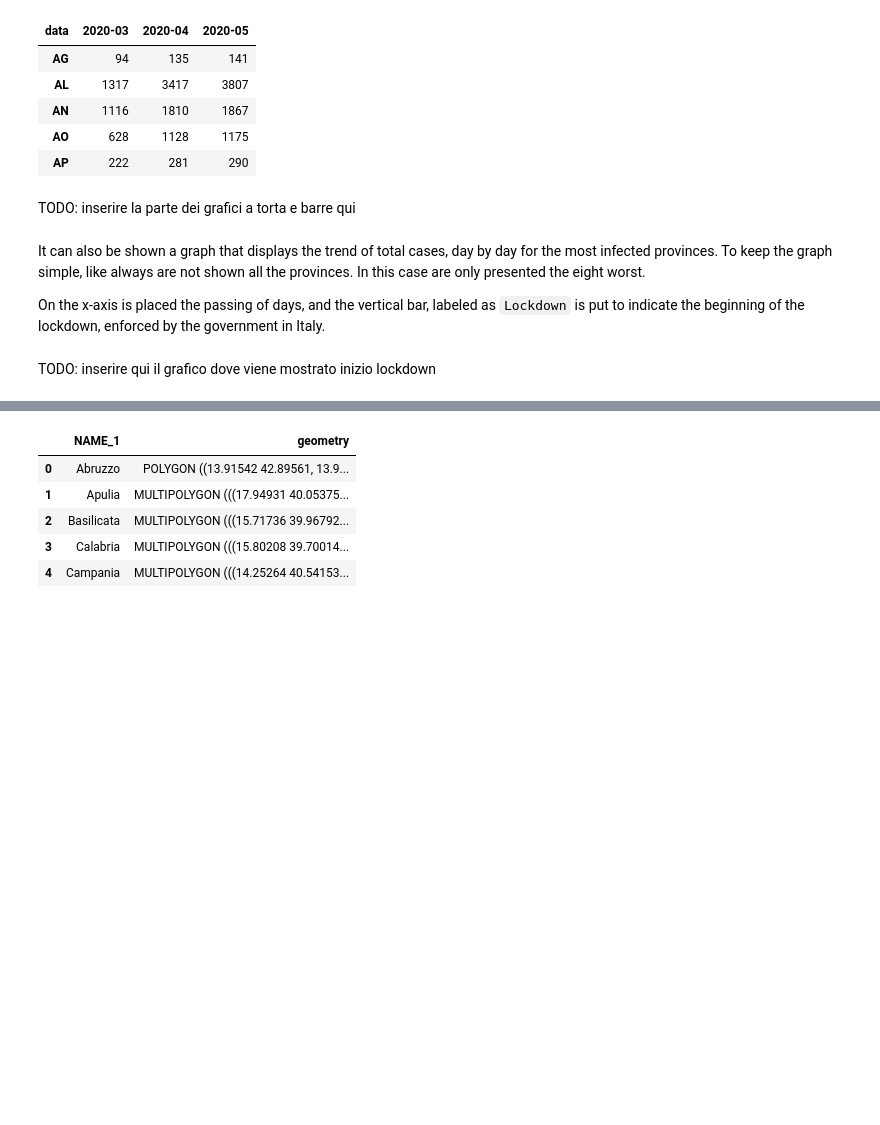
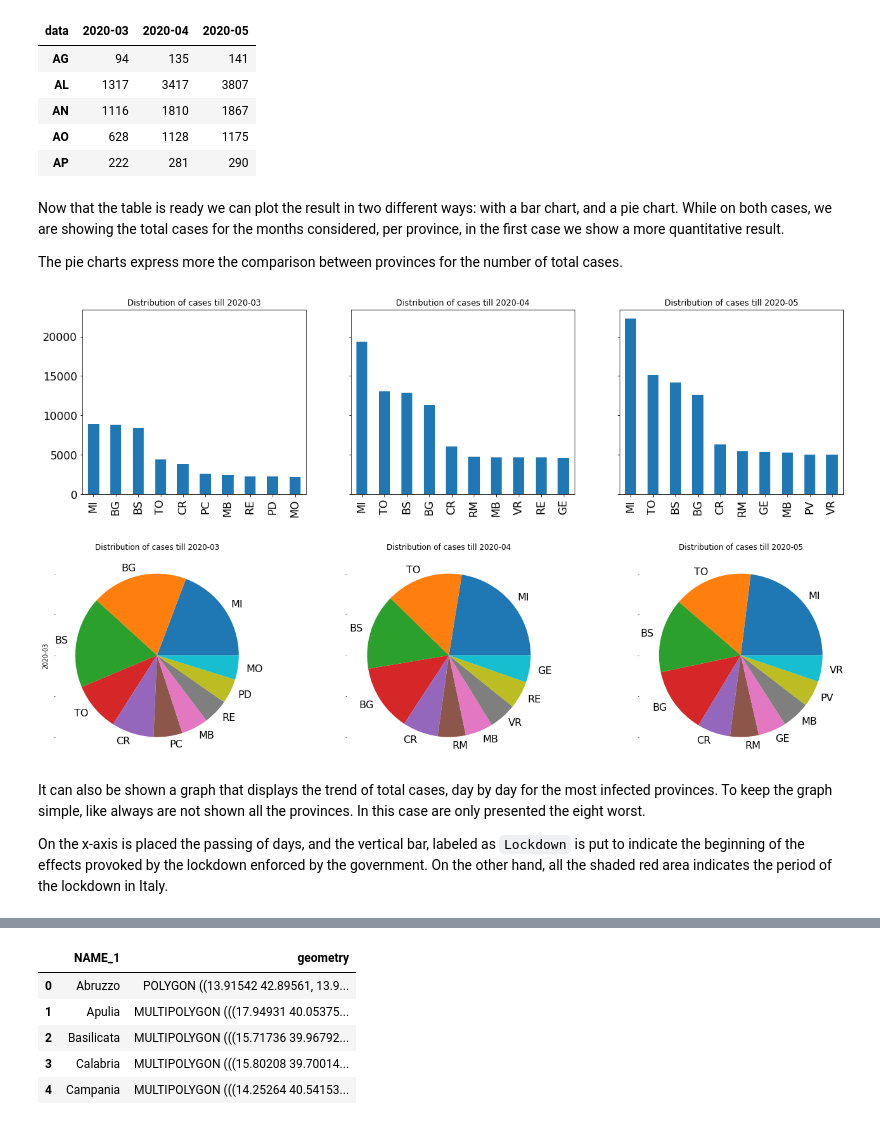
Before and after one commit to ClaudiaRaffaelli/COVID-19-analysis, a Jupyter notebook: covid-19_pandas_analysis.ipynb, the cells around one changed output, grey strips where cells are left out. Drawn from its saved outputs; the diff is of its cells as text; code cells hidden in the pictures; blank space fills up the shorter version.

```diff
--- a/covid-19_pandas_analysis.ipynb
+++ b/covid-19_pandas_analysis.ipynb
@@ -314,11 +315,36 @@ cmp.head()
 | AN | 1116 | 1810 | 1867 |
 | AO | 628 | 1128 | 1175 |
 | AP | 222 | 281 | 290 |
-# %% [markdown]
-TODO: inserire la parte dei grafici a torta e barre qui
+# %% [markdown]
+Now that the table is ready we can plot the result in two different ways: with a bar chart, and a pie chart. While on both cases, we are showing the total cases for the months considered, per province, in the first case we show a more quantitative result.
+
+The pie charts express more the comparison between provinces for the number of total cases.
+# %%
+grid_size = (1,3) # For the 3 months considered
+
+for plot_type in ['bar', 'pie']:
+    fig, axes = plt.subplots(nrows=grid_size[0], ncols=grid_size[1], sharey=True, figsize=(20,5))
+    cities_with_worst_cases = [] # Store the name of the cities with the worst cases
+
+    month = 0
+    w_cases_pm = [] # worst cases per month -> it will be used for the 'Total number of cases' plot
+    for i in range(grid_size[0]):
+        for j in range(grid_size[1]):
+            # Cities twith the worst cases in the current month
+            worst_cases = cpm.nlargest(10, cpm.columns[month])[cpm.columns[month]] # Top 10
+            w_cases_pm.append(worst_cases)
+            worst_cases.plot(ax=axes[month], kind=plot_type,
+                             legend=False,
+                             fontsize=16)
+            axes[month].set_title('Distribution of cases till '+cpm.columns[month])
+            cities_with_worst_cases.append(worst_cases)
+            month += 1
+
+fig.tight_layout()
+# %% [output]
+[figure, added]
+[figure, added]
 # %% [markdown]
 It can also be shown a graph that displays the trend of total cases, day by day for the most infected provinces. To keep the graph simple, like always are not shown all the provinces. In this case are only presented the eight worst.
 
-On the x-axis is placed the passing of days, and the vertical bar, labeled as <code>Lockdown</code> is put to indicate the beginning of the lockdown, enforced by the government in Italy.
+On the x-axis is placed the passing of days, and the vertical bar, labeled as <code>Lockdown</code> is put to indicate the beginning of the effects provoked by the lockdown enforced by the government. On the other hand, all the shaded red area indicates the period of the lockdown in Italy.
-# %% [markdown]
-TODO: inserire qui il grafico dove viene mostrato inizio lockdown
```
Also changed, not shown: parts of 29 cells of this notebook.
